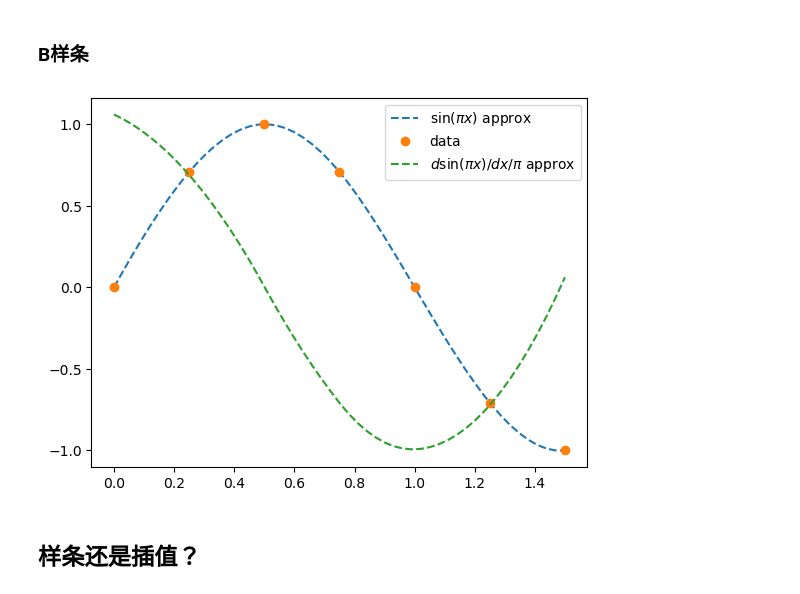
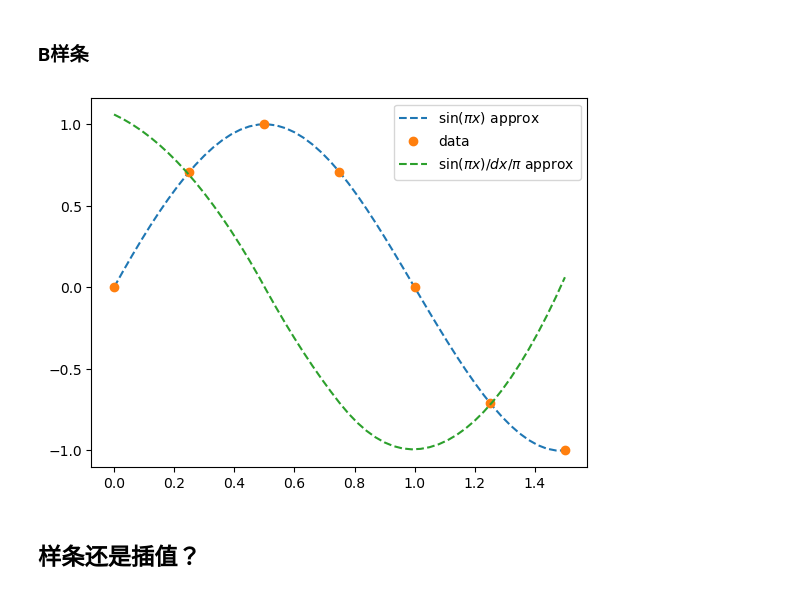
Before and after one commit to hanjianwei/zju-mm, a Jupyter notebook: fitting.ipynb, the cells around one changed output. Cells and saved outputs as stored; diff of their text form; code cells hidden in the pictures.

```diff
--- a/fitting.ipynb
+++ b/fitting.ipynb
@@ -119,18 +96,18 @@ plt.show()
 # %%
 from scipy.interpolate import make_interp_spline
 
 x = np.linspace(0, 3/2, 7)
 y = np.sin(np.pi*x)
 bspl = make_interp_spline(x, y, k=3)
 der = bspl.derivative()      # a BSpline representing the derivative
 xx = np.linspace(0, 3/2, 51)
 plt.plot(xx, bspl(xx), '--', label=r'$\sin(\pi x)$ approx')
 plt.plot(x, y, 'o', label='data')
-plt.plot(xx, der(xx)/np.pi, '--', label='$d \sin(\pi x)/dx / \pi$ approx')
+plt.plot(xx, der(xx)/np.pi, '--', label=r'$\sin(\pi x)/dx / \pi$ approx')
 plt.legend()
 plt.show()
 # %% [output]
-[figure, old version]
+[figure, new version]
 # %% [markdown]
 ## 样条还是插值？
 # %% [markdown]
```
Also changed, not shown: parts of 4 cells of this notebook, 3 other files.
